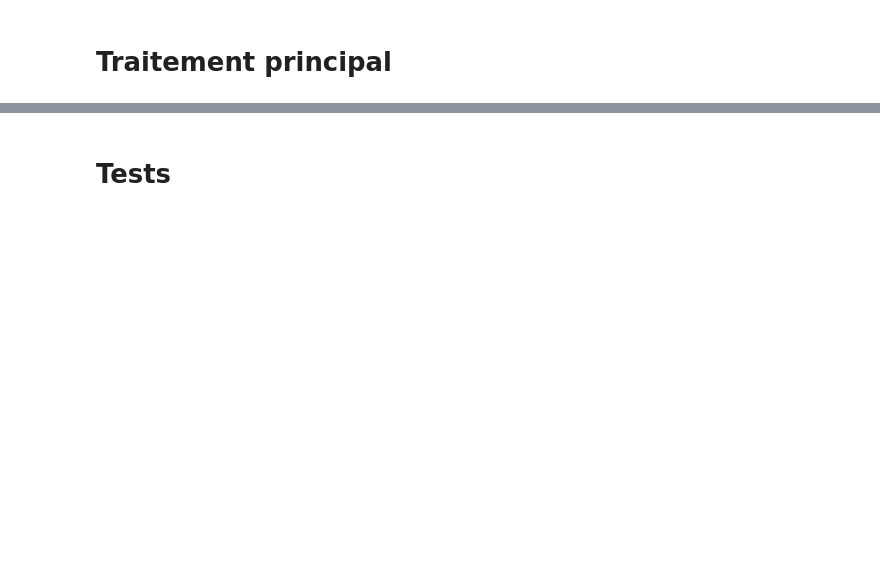
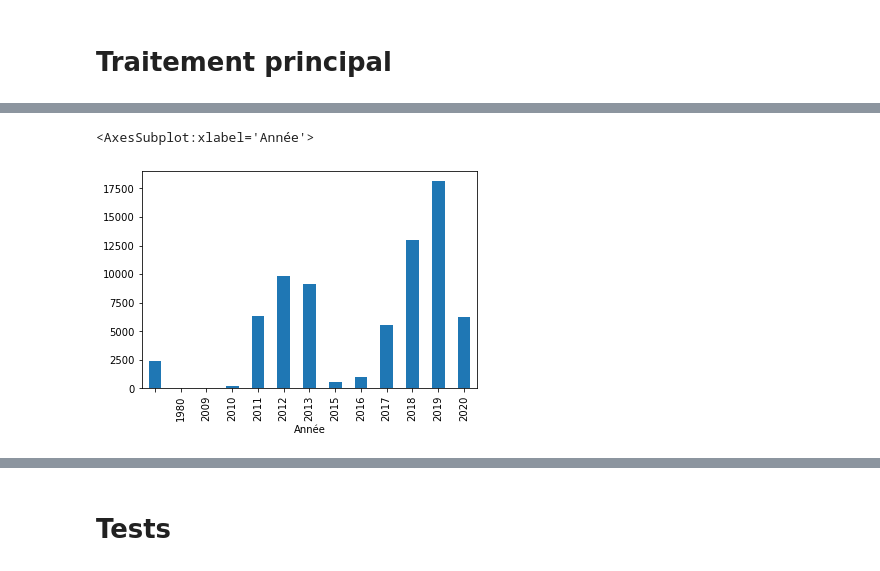
Before and after one commit to PatriceBt/Prjph_Photos, a Jupyter notebook: Prjph_Statistiques.ipynb, the cells around one changed output, grey strips where cells are left out. Drawn from its saved outputs; the diff is of its cells as text; code cells hidden in the pictures; blank space fills up the shorter version.

```diff
--- a/Prjph_Statistiques.ipynb
+++ b/Prjph_Statistiques.ipynb
@@ -285,0 +573,6 @@ Wall time: 6.25 s
+# %%
+df=df_stats.copy()
+df.groupby(df['date_creation_y'].rename('Année')).size().plot.bar()
+# %% [output]
+<AxesSubplot:xlabel='Année'>
+[figure, added]
```
Also changed, not shown: parts of 24 cells of this notebook.
